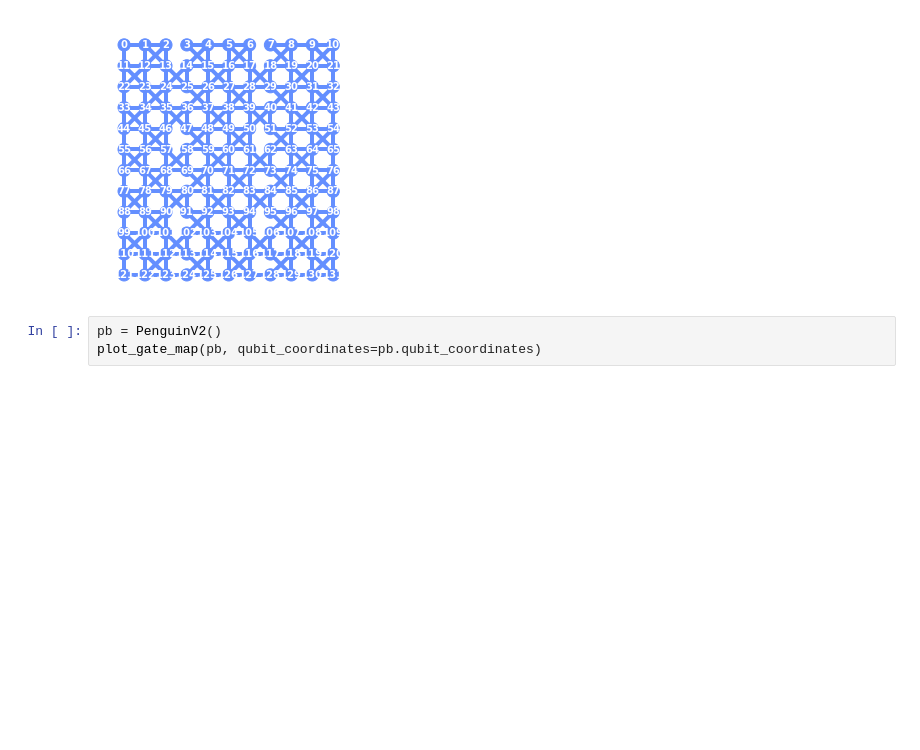
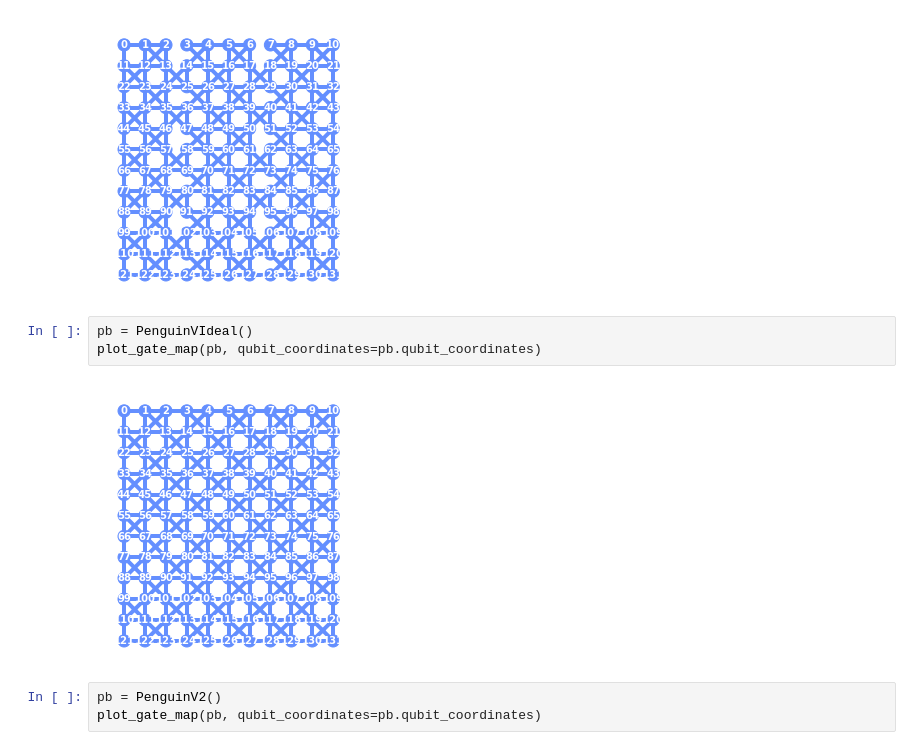
Before and after one commit to Pitt-JonesLab/clonk_transpilation, a Jupyter notebook: backend_utils/test.ipynb, the cells around one changed output. Saved outputs shown, nothing was run; the diff lists cells and outputs as text; blank space fills up the shorter version.

```diff
--- a/backend_utils/test.ipynb
+++ b/backend_utils/test.ipynb
@@ -8,6 +8,11 @@ from utils.qiskit_patch.gate_map import plot_gate_map
 plot_gate_map(pb, qubit_coordinates=pb.qubit_coordinates)
 # %% [output]
 [figure]
+# %%
+pb = PenguinVIdeal()
+plot_gate_map(pb, qubit_coordinates=pb.qubit_coordinates)
+# %% [output]
+[figure, added]
 # %%
 pb = PenguinV2()
 plot_gate_map(pb, qubit_coordinates=pb.qubit_coordinates)
```
Also changed, not shown: parts of 7 cells of this notebook, 29 other files.
